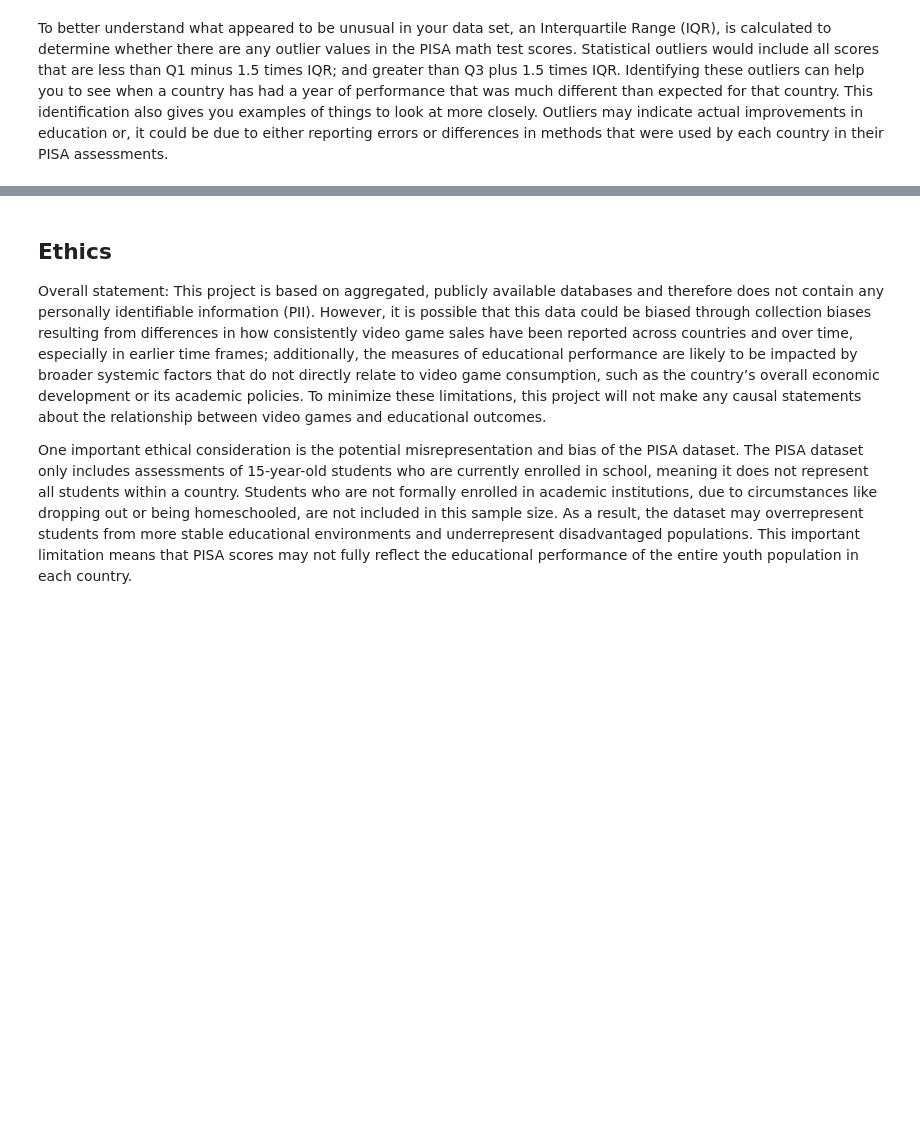
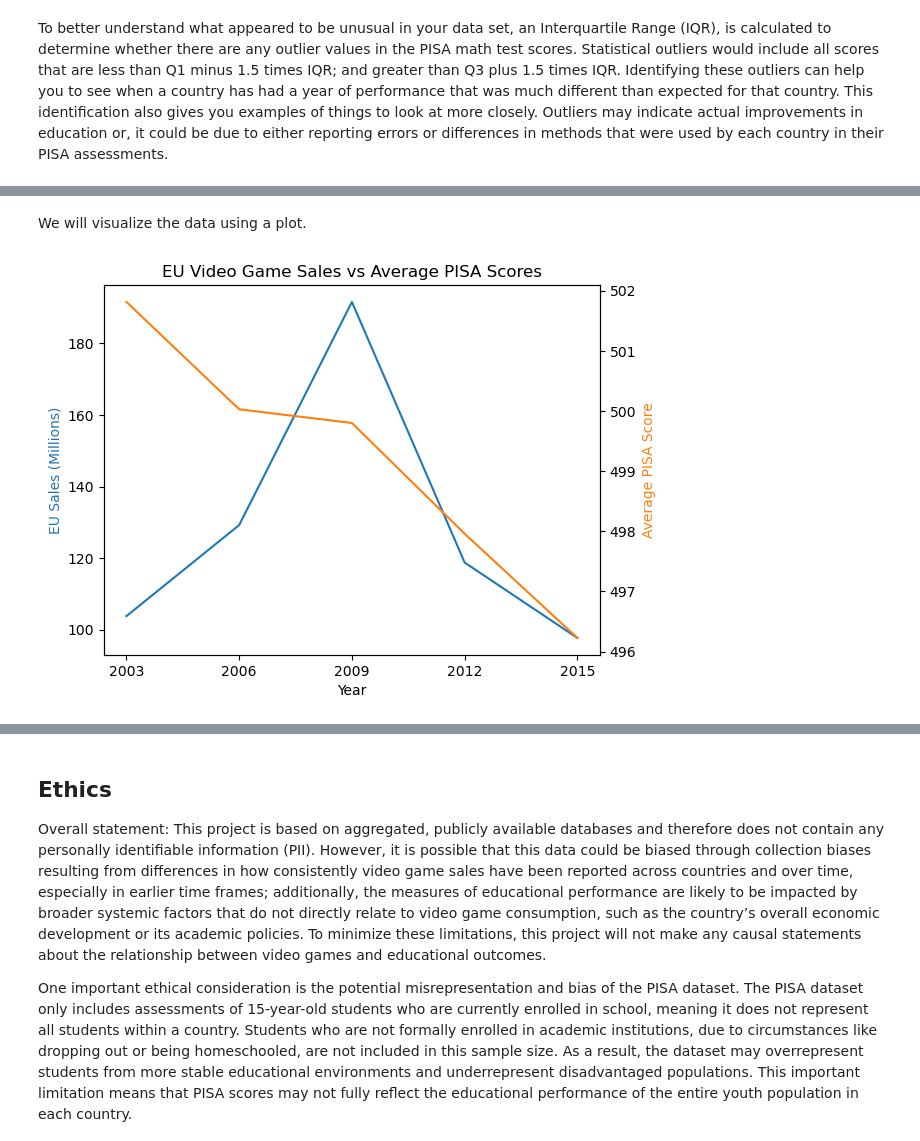
Before and after one commit to COGS108/Group037_WI26, a Jupyter notebook: 03-FinalProject.ipynb, the cells around one changed output, grey strips where cells are left out. Drawn from its saved outputs; the diff is of its cells as text; code cells hidden in the pictures; blank space fills up the shorter version.

Commit message:
added combined eda and rm instr and rubric

```diff
--- a/03-FinalProject.ipynb
+++ b/03-FinalProject.ipynb
@@ -596,0 +569,9 @@ To better understand what appeared to be unusual in your data set, an Interquart
+# %%
+pisa_yearly = (
+    pisa_eu
+        .groupby("TIME", as_index=False)["Value"]
+        .mean()
+        .rename(columns={"TIME": "Year", "Value": "Avg PISA"})
+)
+
+pisa_yearly.head()
@@ -596,0 +587,8 @@ To better understand what appeared to be unusual in your data set, an Interquart
+# %%
+combined = yearly_sales.merge(
+    pisa_yearly,
+    on="Year",
+    how="inner"
+)
+
+combined.head()
@@ -596,0 +602,20 @@ To better understand what appeared to be unusual in your data set, an Interquart
+# %% [markdown]
+We will visualize the data using a plot.
+# %%
+fig, ax1 = plt.subplots()
+
+color1 = "tab:blue"
+ax1.plot(combined["Year"], combined["EU Sales"], color = color1)
+ax1.set_xlabel("Year")
+ax1.set_ylabel("EU Sales (Millions)", color = color1)
+
+color2 = "tab:orange"
+ax2 = ax1.twinx()
+ax2.plot(combined["Year"], combined["Avg PISA"], color = color2)
+ax2.set_ylabel("Average PISA Score", color = color2)
+
+plt.title("EU Video Game Sales vs Average PISA Scores")
+plt.xticks(combined["Year"])
+plt.show()
+# %% [output]
+[figure, added]
```
Also changed, not shown: parts of 17 cells of this notebook.
